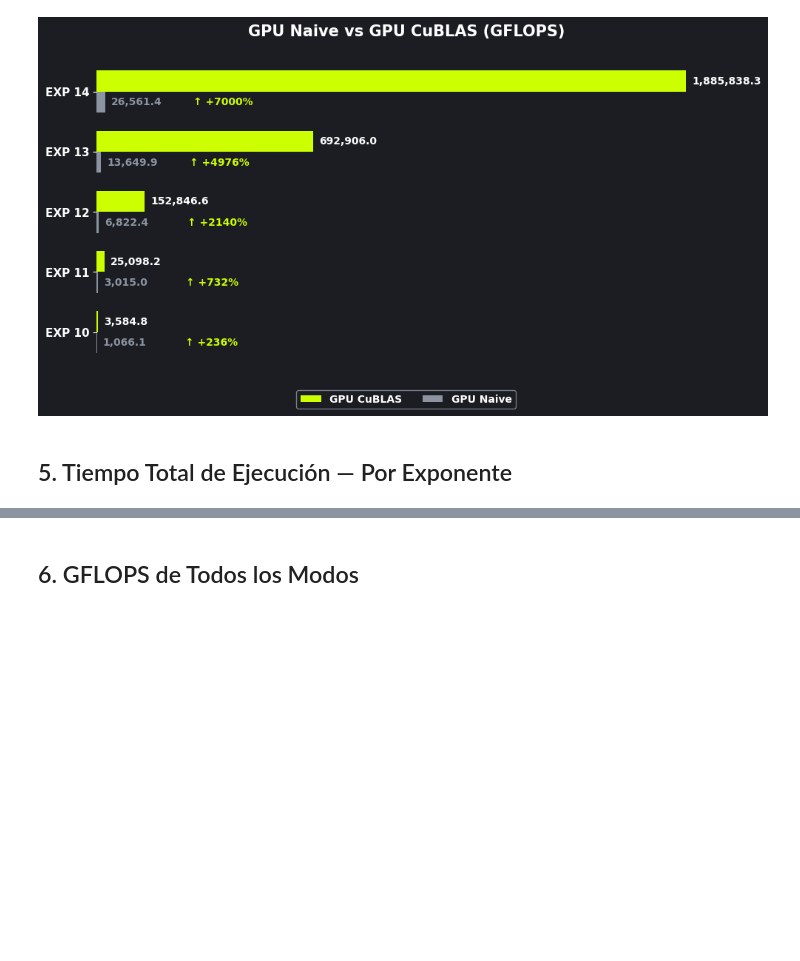
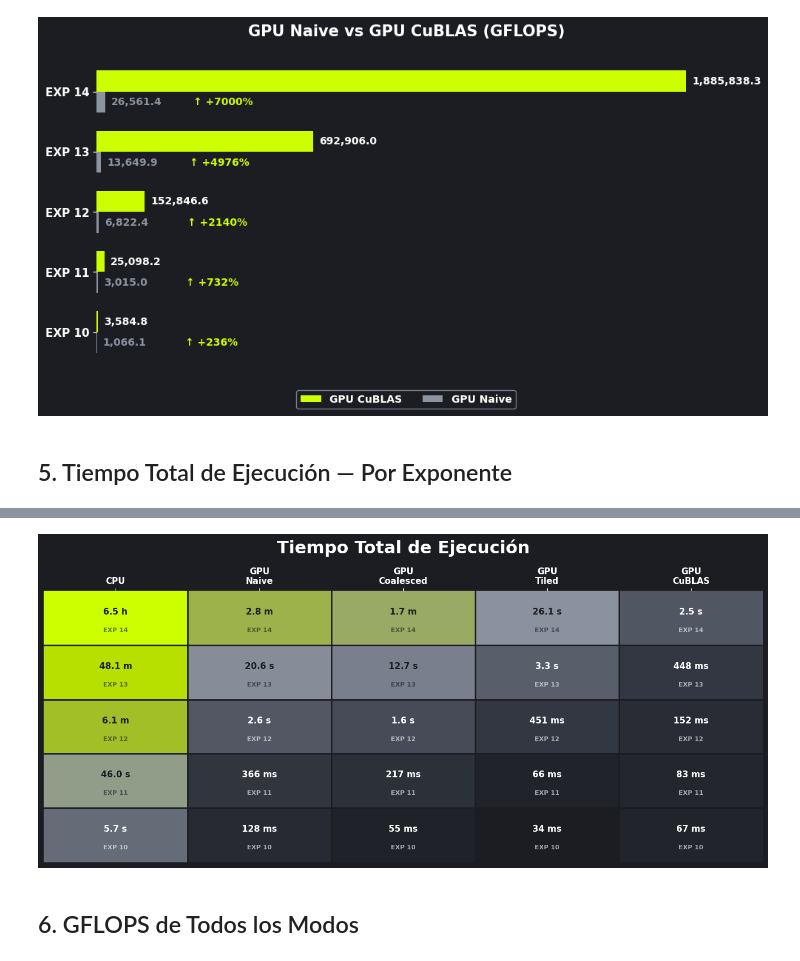
Before and after one commit to jcastanoch/Efficient-Krylov-Sequence-Computation-in-GPU, a Jupyter notebook: results/bechmark_analysis.ipynb, the cells around one changed output, grey strips where cells are left out. Drawn from its saved outputs; the diff is of its cells as text; code cells hidden in the pictures; blank space fills up the shorter version.

Commit message:
cambiando gráfica de tiempos totales

```diff
--- a/results/bechmark_analysis.ipynb
+++ b/results/bechmark_analysis.ipynb
@@ -221,3 +167,80 @@ for tam in ['10', '11', '12', '13', '14']:
+# %%
+modos           = ['cpu', 'gpu_naive', 'gpu_coalesced', 'gpu_tiled', 'gpu_cublas']
+etiquetas_modos = ['CPU', 'GPU\nNaive', 'GPU\nCoalesced', 'GPU\nTiled', 'GPU\nCuBLAS']
+tamanos         = ['10', '11', '12', '13', '14']
+
+def formatear_tiempo(ms):
+    if ms <= 0:   return "0 ms"
+    if ms < 1000: return f"{ms:.0f} ms"
+    s = ms / 1000
+    if s < 60:    return f"{s:.1f} s"
+    m = s / 60
+    if m < 60:    return f"{m:.1f} m"
+    return f"{m / 60:.1f} h"
+
+# Matriz de valores (filas=exponentes, columnas=modos)
+matriz = np.array([
+    [tiempos_totales.get(f"{t}_{m}.csv", 0) for m in modos]
+    for t in tamanos
+], dtype=float)
+
+# Normalizar en escala log para el color
+log_matriz = np.log10(np.where(matriz > 0, matriz, 1e-5))
+vmin, vmax = log_matriz.min(), log_matriz.max()
+norm = mcolors.Normalize(vmin=vmin, vmax=vmax)
+
+# Colormap personalizado: BG → GRAY_BAR → NEON
+cmap = mcolors.LinearSegmentedColormap.from_list(
+    "bench", [BG, '#3a3f4a', GRAY_BAR, '#aacc00', NEON]
+)
+
+fig, ax = plt.subplots(figsize=(13, 6))
+
+for row, tam in enumerate(tamanos):
+    for col, modo in enumerate(modos):
+        val      = matriz[row, col]
+        log_val  = log_matriz[row, col]
+        color_bg = cmap(norm(log_val))
+
+        # Celda
+        rect = plt.Rectangle([col, row], 1, 1, color=color_bg, zorder=1)
+        ax.add_patch(rect)
+
+        # Valor formateado — texto oscuro si celda clara, claro si oscura
+        luminancia = 0.299*color_bg[0] + 0.587*color_bg[1] + 0.114*color_bg[2]
+        color_txt  = BG if luminancia > 0.45 else FG
+
+        ax.text(col + 0.5, row + 0.62, formatear_tiempo(val),
+                ha='center', va='center', fontsize=11,
+                fontweight='bold', color=color_txt, zorder=2)
+        ax.text(col + 0.5, row + 0.28, f"EXP {tam}",
+                ha='center', va='center', fontsize=8,
+                color=color_txt, alpha=0.6, zorder=2)
+
+# Separadores entre celdas
+for i in range(1, len(modos)):
+    ax.axvline(i, color=BG, linewidth=2, zorder=3)
+for i in range(1, len(tamanos)):
+    ax.axhline(i, color=BG, linewidth=2, zorder=3)
+
+# Etiquetas de columnas (modos) arriba
+ax.set_xlim(0, len(modos))
+ax.set_ylim(0, len(tamanos))
+ax.set_xticks([c + 0.5 for c in range(len(modos))])
+ax.set_xticklabels(etiquetas_modos, fontsize=11, fontweight='bold', color=FG)
+ax.xaxis.set_ticks_position('top')
+ax.xaxis.set_label_position('top')
+ax.set_yticks([])
+
+for spine in ax.spines.values():
+    spine.set_visible(False)
+
+ax.set_title("Tiempo Total de Ejecución",fontsize=22, fontweight='bold', pad=48, color=FG)
+
+plt.tight_layout()
+plt.show()
+# %% [output]
+[figure, added]
 # %% [markdown]
 ## 6. GFLOPS de Todos los Modos
 # %%
```
Also changed, not shown: parts of 6 cells of this notebook.
